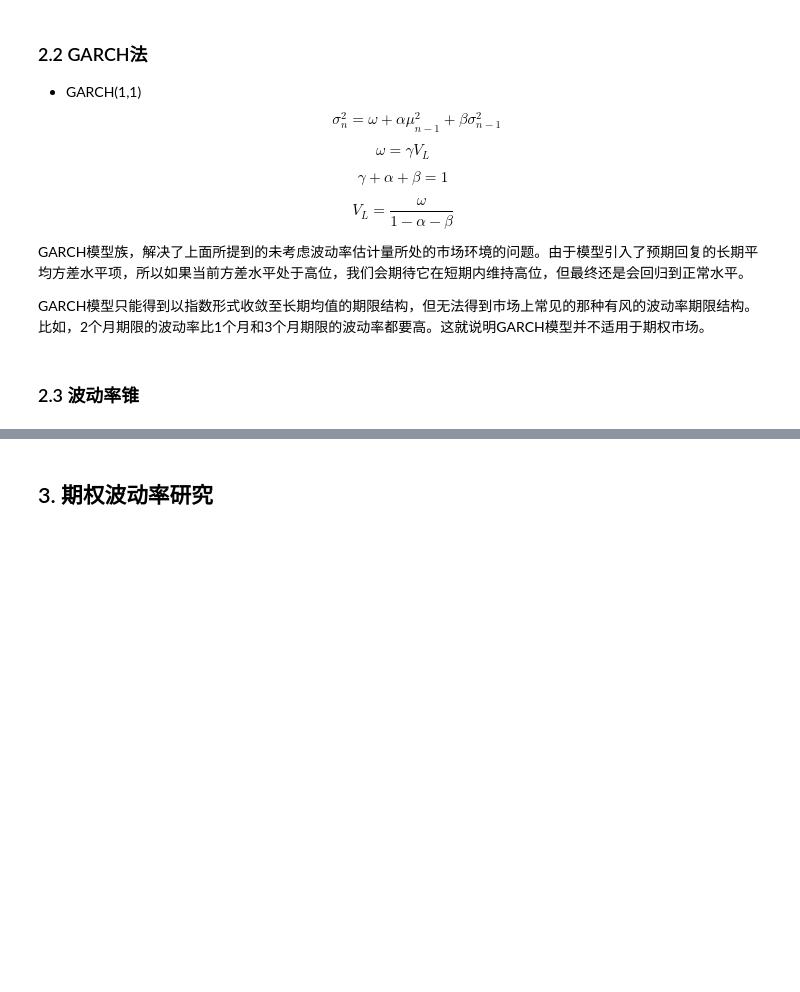
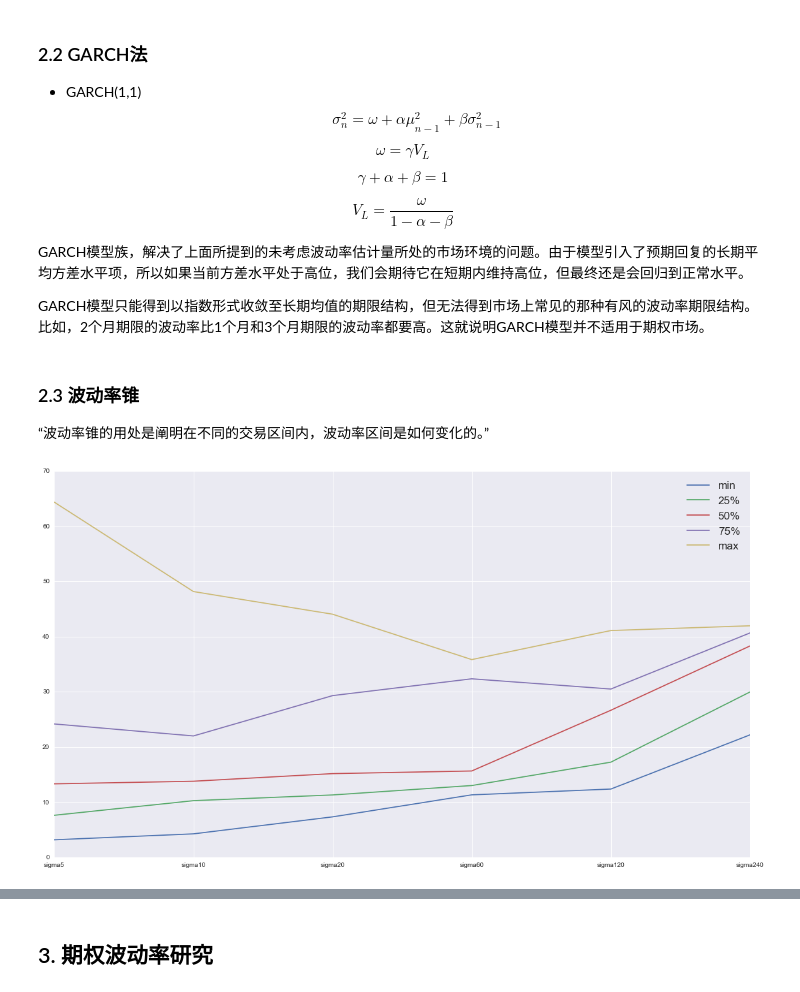
Before and after one commit to onthedesk/research, a Jupyter notebook: 50etf.ipynb, the cells around one changed output, grey strips where cells are left out. Cells and saved outputs as stored; diff of their text form; code cells hidden in the pictures; blank space fills up the shorter version.

```diff
--- a/50etf.ipynb
+++ b/50etf.ipynb
@@ -221,10 +238,28 @@ $\lambda$通常取0.9~0.99之间的数值。具体的取值，可以结合历史
  GARCH模型只能得到以指数形式收敛至长期均值的期限结构，但无法得到市场上常见的那种有风的波动率期限结构。比如，2个月期限的波动率比1个月和3个月期限的波动率都要高。这就说明GARCH模型并不适用于期权市场。
 # %% [markdown]
 ### 2.3 波动率锥
+
+“波动率锥的用处是阐明在不同的交易区间内，波动率区间是如何变化的。”
 # %%
 
+# 展示一定时间内，相应周期的波动率锥曲线
+def conePlot(start='', end='', windows=[5, 10, 20, 60, 120, 240]):
 
-# 展示一定时间内，相应周期的波动率锥曲线
-def conePlot(start='2015-01-01', windows=[5, 10, 20, 60, 120, 240])
+    vol_data = get_vol_data(start = start, windows = windows)
 
-    data = coneData(start = start, windows= windows)
+    vol_cone_data = vol_data.describe().T.drop(['count', 'mean', 'std'], axis=1)
+
+    fig, ax = plt.subplots(1, 1)
+
+    vol_cone_data.plot(ax=ax)
+
+    fig.set_size_inches(16, 9)
+
+    ax.legend(loc='best', fontsize='xx-large')
+
+    fig.tight_layout()
+# %%
+#今年的cone
+conePlot(start='2016-01-01')
+# %% [output]
+[figure, added]
```
Also changed, not shown: parts of 11 cells of this notebook.
